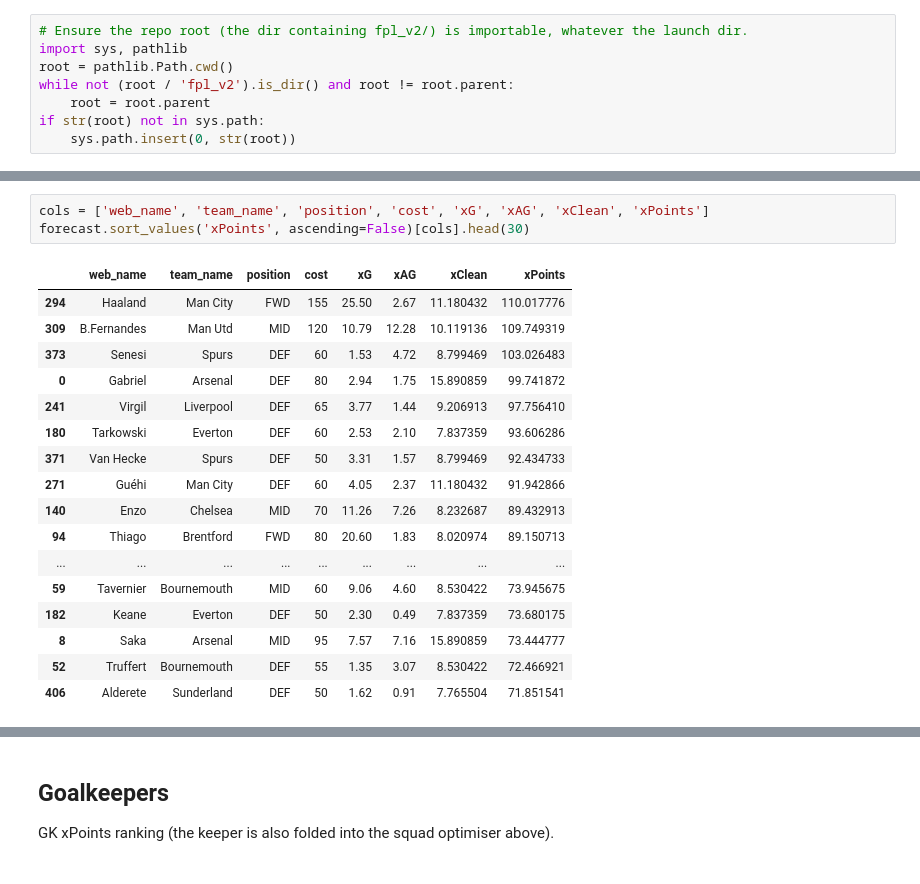
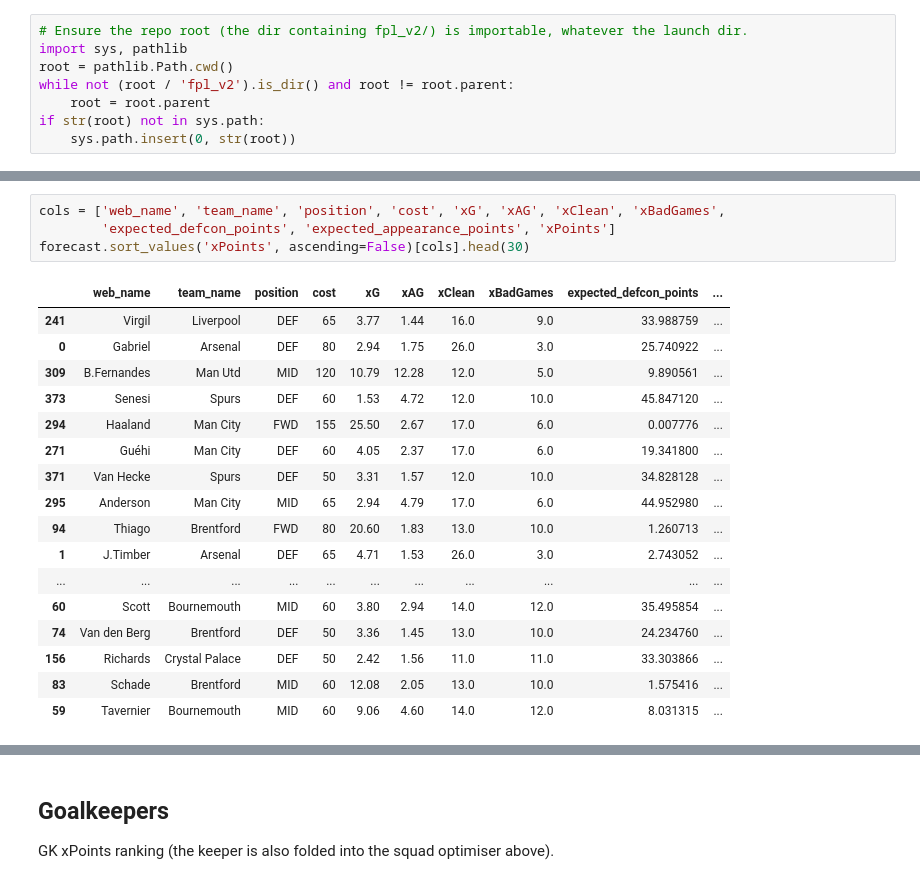
Before and after one commit to ptear/football_stuff, a Jupyter notebook: fpl_v2/notebooks/driver.ipynb, the cells around one changed output, grey strips where cells are left out. Cells and saved outputs as stored; diff of their text form.

```diff
--- a/fpl_v2/notebooks/driver.ipynb
+++ b/fpl_v2/notebooks/driver.ipynb
@@ -21,24 +33,25 @@ forecast.shape
 # %%
-cols = ['web_name', 'team_name', 'position', 'cost', 'xG', 'xAG', 'xClean', 'xPoints']
+cols = ['web_name', 'team_name', 'position', 'cost', 'xG', 'xAG', 'xClean', 'xBadGames',
+        'expected_defcon_points', 'expected_appearance_points', 'xPoints']
 forecast.sort_values('xPoints', ascending=False)[cols].head(30)
 # %% [output]
-|  | web_name | team_name | position | cost | xG | xAG | xClean | xPoints |
-| 294 | Haaland | Man City | FWD | 155 | 25.50 | 2.67 | 11.180432 | 110.017776 |
-| 309 | B.Fernandes | Man Utd | MID | 120 | 10.79 | 12.28 | 10.119136 | 109.749319 |
-| 373 | Senesi | Spurs | DEF | 60 | 1.53 | 4.72 | 8.799469 | 103.026483 |
-| 0 | Gabriel | Arsenal | DEF | 80 | 2.94 | 1.75 | 15.890859 | 99.741872 |
-| 241 | Virgil | Liverpool | DEF | 65 | 3.77 | 1.44 | 9.206913 | 97.756410 |
-| 180 | Tarkowski | Everton | DEF | 60 | 2.53 | 2.10 | 7.837359 | 93.606286 |
-| 371 | Van Hecke | Spurs | DEF | 50 | 3.31 | 1.57 | 8.799469 | 92.434733 |
-| 271 | Guéhi | Man City | DEF | 60 | 4.05 | 2.37 | 11.180432 | 91.942866 |
-| 140 | Enzo | Chelsea | MID | 70 | 11.26 | 7.26 | 8.232687 | 89.432913 |
-| 94 | Thiago | Brentford | FWD | 80 | 20.60 | 1.83 | 8.020974 | 89.150713 |
-| ... | ... | ... | ... | ... | ... | ... | ... | ... |
-| 59 | Tavernier | Bournemouth | MID | 60 | 9.06 | 4.60 | 8.530422 | 73.945675 |
-| 182 | Keane | Everton | DEF | 50 | 2.30 | 0.49 | 7.837359 | 73.680175 |
-| 8 | Saka | Arsenal | MID | 95 | 7.57 | 7.16 | 15.890859 | 73.444777 |
-| 52 | Truffert | Bournemouth | DEF | 55 | 1.35 | 3.07 | 8.530422 | 72.466921 |
-| 406 | Alderete | Sunderland | DEF | 50 | 1.62 | 0.91 | 7.765504 | 71.851541 |
+|  | web_name | team_name | position | cost | xG | xAG | xClean | xBadGames | expected_defcon_points | ... |
+| 241 | Virgil | Liverpool | DEF | 65 | 3.77 | 1.44 | 16.0 | 9.0 | 33.988759 | ... |
+| 0 | Gabriel | Arsenal | DEF | 80 | 2.94 | 1.75 | 26.0 | 3.0 | 25.740922 | ... |
+| 309 | B.Fernandes | Man Utd | MID | 120 | 10.79 | 12.28 | 12.0 | 5.0 | 9.890561 | ... |
+| 373 | Senesi | Spurs | DEF | 60 | 1.53 | 4.72 | 12.0 | 10.0 | 45.847120 | ... |
+| 294 | Haaland | Man City | FWD | 155 | 25.50 | 2.67 | 17.0 | 6.0 | 0.007776 | ... |
+| 271 | Guéhi | Man City | DEF | 60 | 4.05 | 2.37 | 17.0 | 6.0 | 19.341800 | ... |
+| 371 | Van Hecke | Spurs | DEF | 50 | 3.31 | 1.57 | 12.0 | 10.0 | 34.828128 | ... |
+| 295 | Anderson | Man City | MID | 65 | 2.94 | 4.79 | 17.0 | 6.0 | 44.952980 | ... |
+| 94 | Thiago | Brentford | FWD | 80 | 20.60 | 1.83 | 13.0 | 10.0 | 1.260713 | ... |
+| 1 | J.Timber | Arsenal | DEF | 65 | 4.71 | 1.53 | 26.0 | 3.0 | 2.743052 | ... |
+| ... | ... | ... | ... | ... | ... | ... | ... | ... | ... | ... |
+| 60 | Scott | Bournemouth | MID | 60 | 3.80 | 2.94 | 14.0 | 12.0 | 35.495854 | ... |
+| 74 | Van den Berg | Brentford | DEF | 50 | 3.36 | 1.45 | 13.0 | 10.0 | 24.234760 | ... |
+| 156 | Richards | Crystal Palace | DEF | 50 | 2.42 | 1.56 | 11.0 | 11.0 | 33.303866 | ... |
+| 83 | Schade | Brentford | MID | 60 | 12.08 | 2.05 | 13.0 | 10.0 | 1.575416 | ... |
+| 59 | Tavernier | Bournemouth | MID | 60 | 9.06 | 4.60 | 14.0 | 12.0 | 8.031315 | ... |
 # %%
 squad_cols = ['web_name', 'team_name', 'position', 'cost', 'xPoints']
 print(f"{squad.formation}  |  £{squad.total_cost/10:.1f}m  |  total xP (capt x2): {squad.total_xpoints:.1f}")
```
Also changed, not shown: parts of 5 cells of this notebook, 1 other file.
